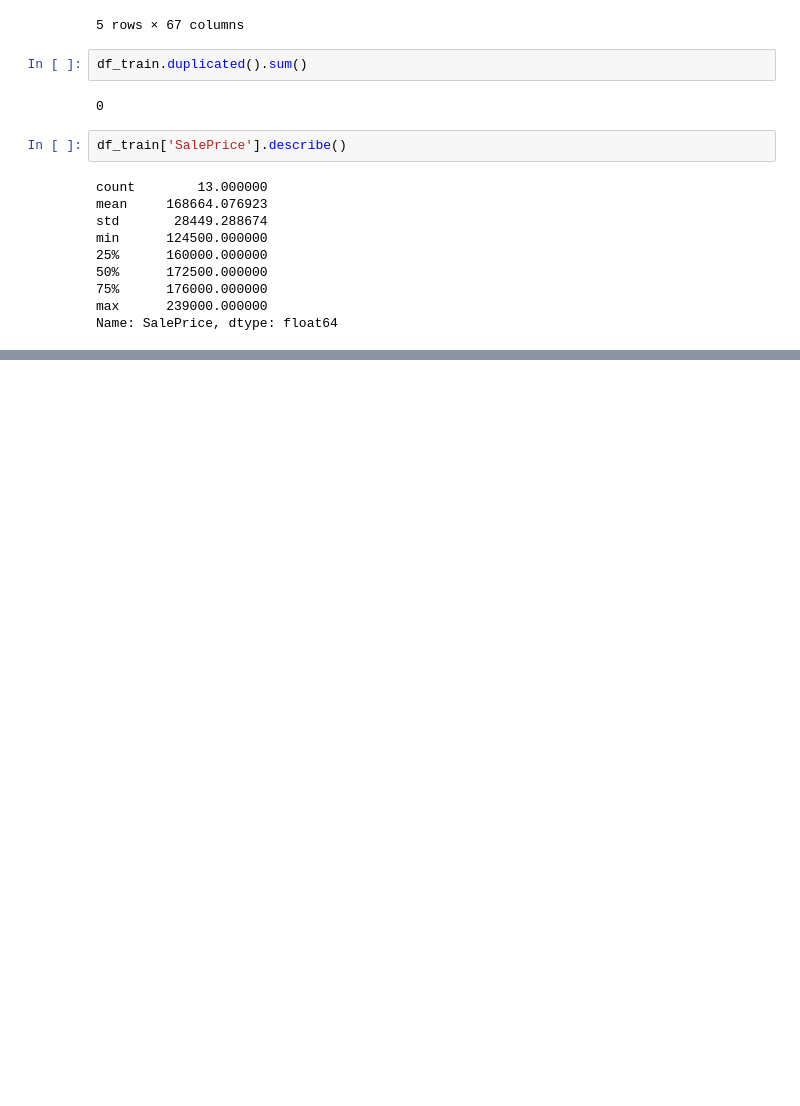
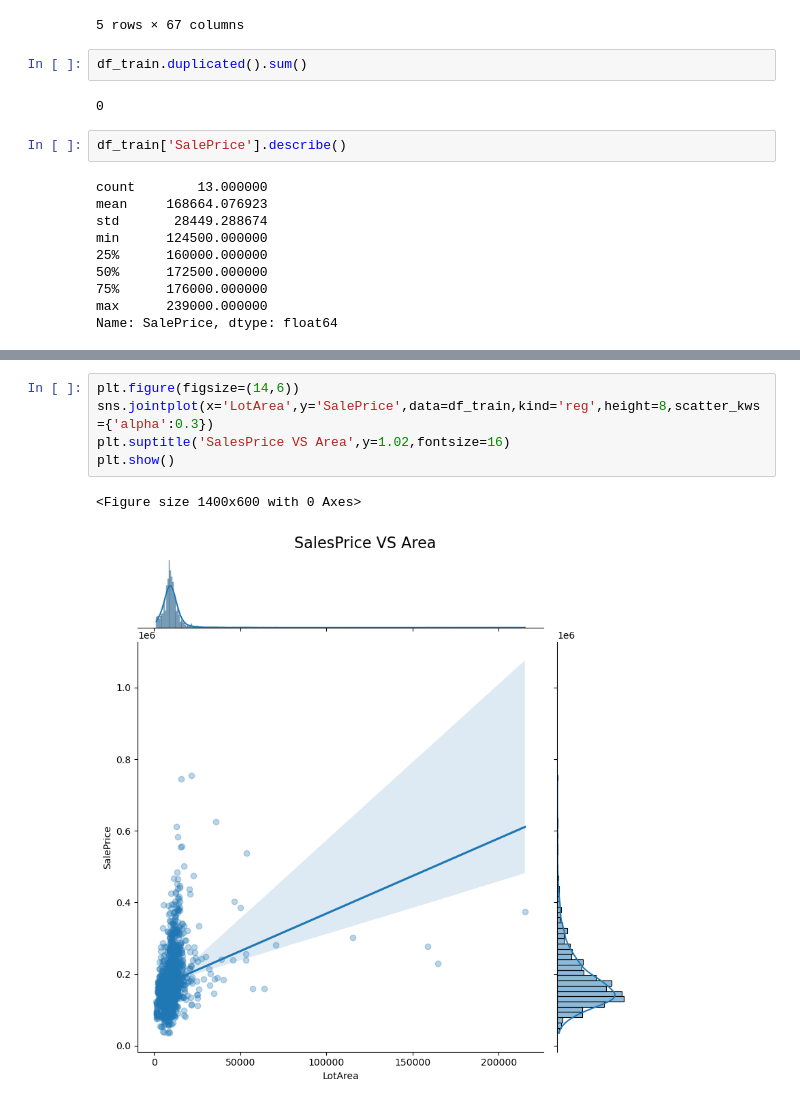
Before and after one commit to bibhanshuraj19/Kaggle, a Jupyter notebook: House Price Preediction/Untitled.ipynb, the cells around one changed output, grey strips where cells are left out. Cells and saved outputs as stored; diff of their text form; blank space fills up the shorter version.

```diff
--- a/House Price Preediction/Untitled.ipynb
+++ b/House Price Preediction/Untitled.ipynb
@@ -381,0 +401,8 @@ Kurtosis of Price: 2.59
+# %%
+plt.figure(figsize=(14,6))
+sns.jointplot(x='LotArea',y='SalePrice',data=df_train,kind='reg',height=8,scatter_kws={'alpha':0.3})
+plt.suptitle('SalesPrice VS Area',y=1.02,fontsize=16)
+plt.show()
+# %% [output]
+<Figure size 1400x600 with 0 Axes>
+[figure, added]
```
Also changed, not shown: parts of 7 cells of this notebook.
